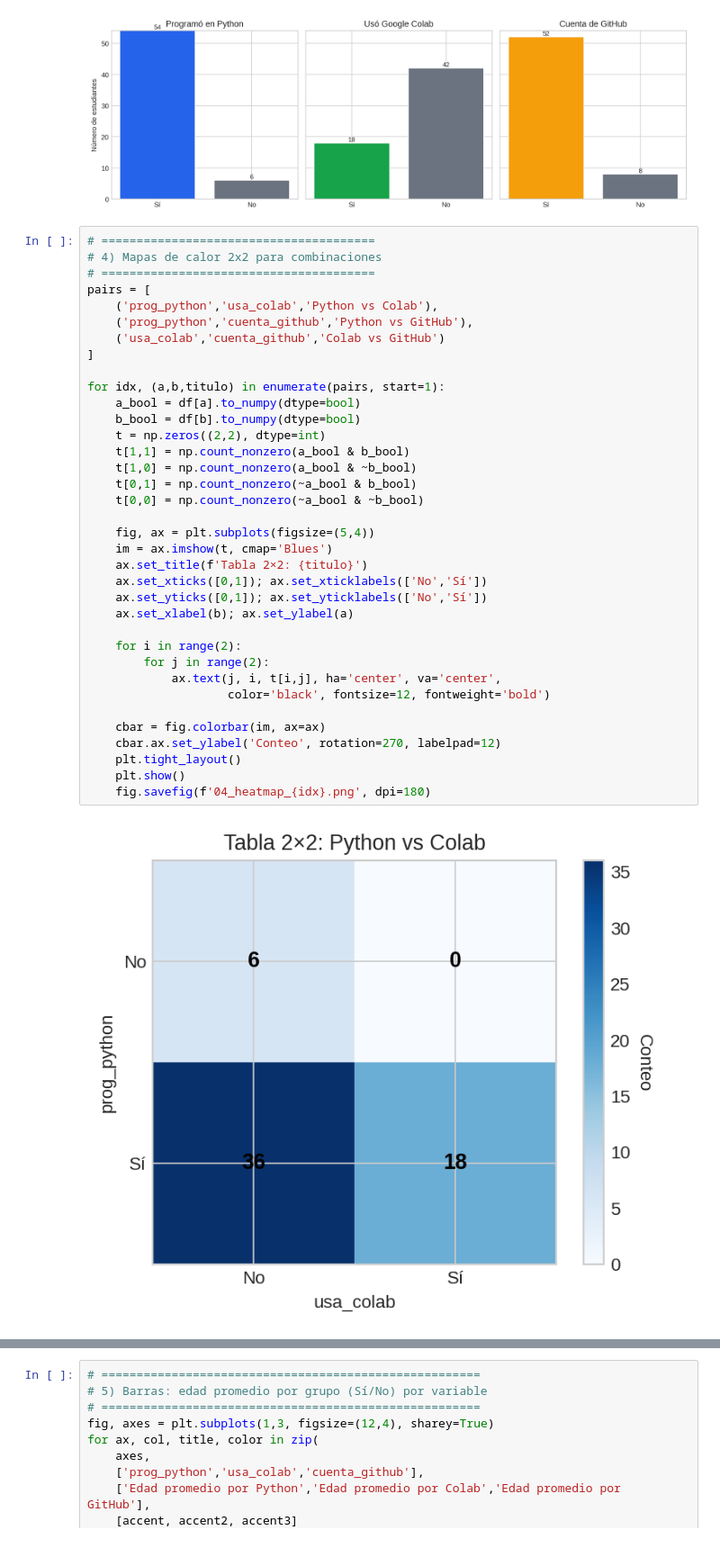
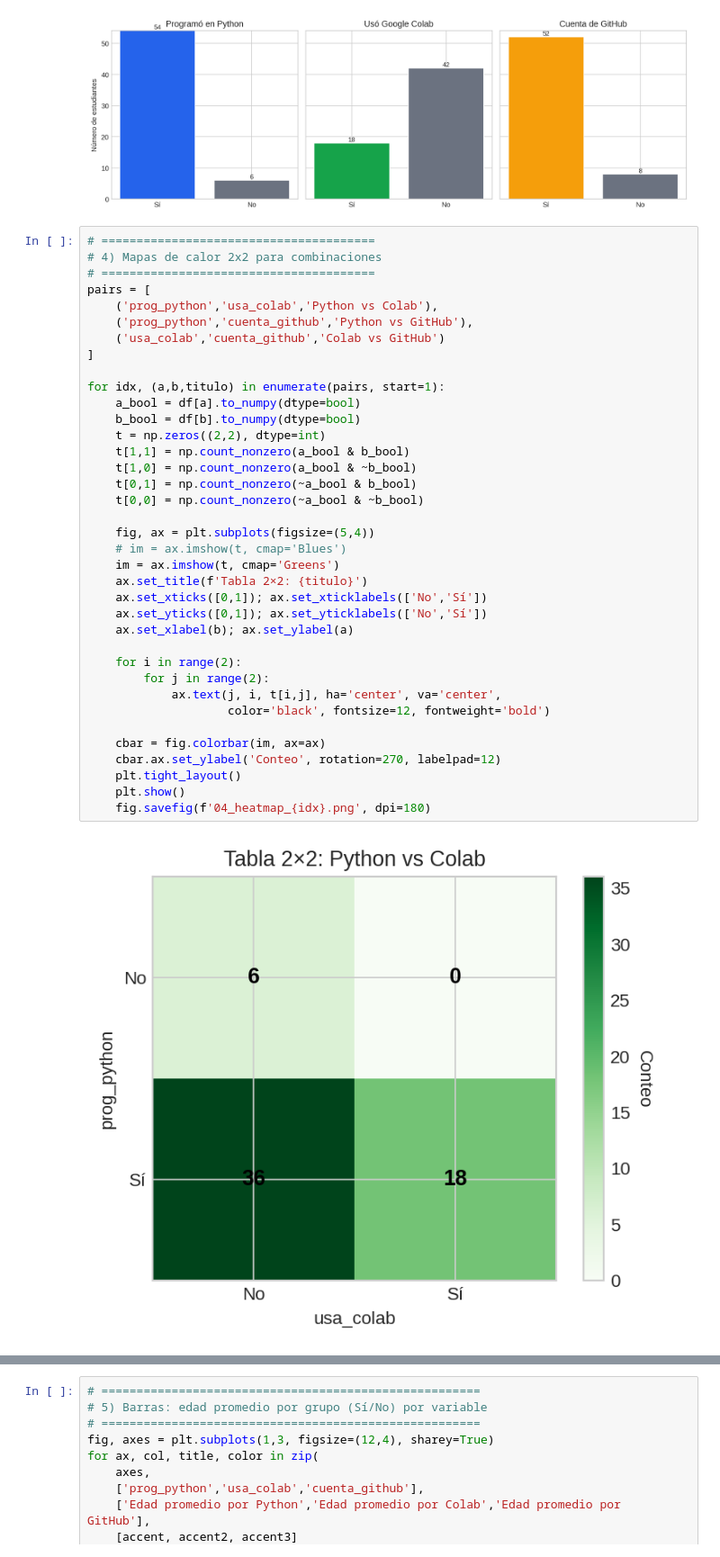
Before and after one commit to EmmanuelC-137/Mineria_de_datos, a Jupyter notebook: Mineria_de_datos.ipynb, the cells around one changed output, grey strips where cells are left out. Shown at 90% size. Saved outputs shown, nothing was run; the diff lists cells and outputs as text.

```diff
--- a/Mineria_de_datos.ipynb
+++ b/Mineria_de_datos.ipynb
@@ -367,32 +367,33 @@ pairs = [
     ('prog_python','cuenta_github','Python vs GitHub'),
     ('usa_colab','cuenta_github','Colab vs GitHub')
 ]
 
 for idx, (a,b,titulo) in enumerate(pairs, start=1):
     a_bool = df[a].to_numpy(dtype=bool)
     b_bool = df[b].to_numpy(dtype=bool)
     t = np.zeros((2,2), dtype=int)
     t[1,1] = np.count_nonzero(a_bool & b_bool)
     t[1,0] = np.count_nonzero(a_bool & ~b_bool)
     t[0,1] = np.count_nonzero(~a_bool & b_bool)
     t[0,0] = np.count_nonzero(~a_bool & ~b_bool)
 
     fig, ax = plt.subplots(figsize=(5,4))
-    im = ax.imshow(t, cmap='Blues')
+    # im = ax.imshow(t, cmap='Blues')
+    im = ax.imshow(t, cmap='Greens')
     ax.set_title(f'Tabla 2×2: {titulo}')
     ax.set_xticks([0,1]); ax.set_xticklabels(['No','Sí'])
     ax.set_yticks([0,1]); ax.set_yticklabels(['No','Sí'])
     ax.set_xlabel(b); ax.set_ylabel(a)
 
     for i in range(2):
         for j in range(2):
             ax.text(j, i, t[i,j], ha='center', va='center',
                     color='black', fontsize=12, fontweight='bold')
 
     cbar = fig.colorbar(im, ax=ax)
     cbar.ax.set_ylabel('Conteo', rotation=270, labelpad=12)
     plt.tight_layout()
     plt.show()
     fig.savefig(f'04_heatmap_{idx}.png', dpi=180)
 # %% [output]
-[figure, old version]
+[figure, new version]
```
Also changed, not shown: parts of 22 cells of this notebook.
